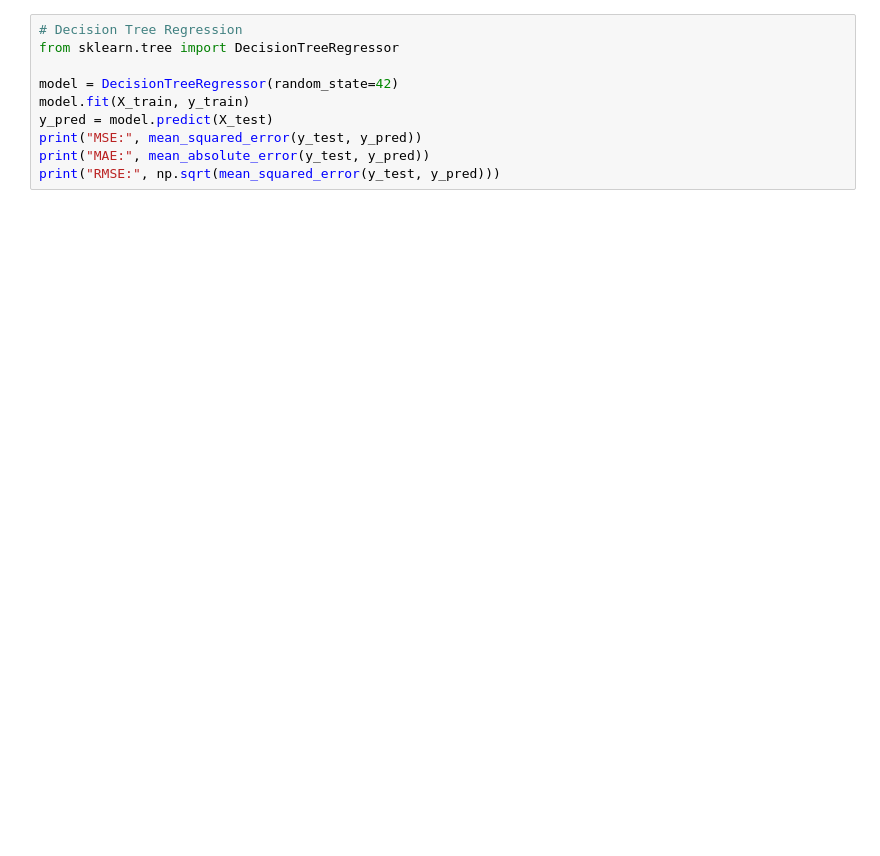
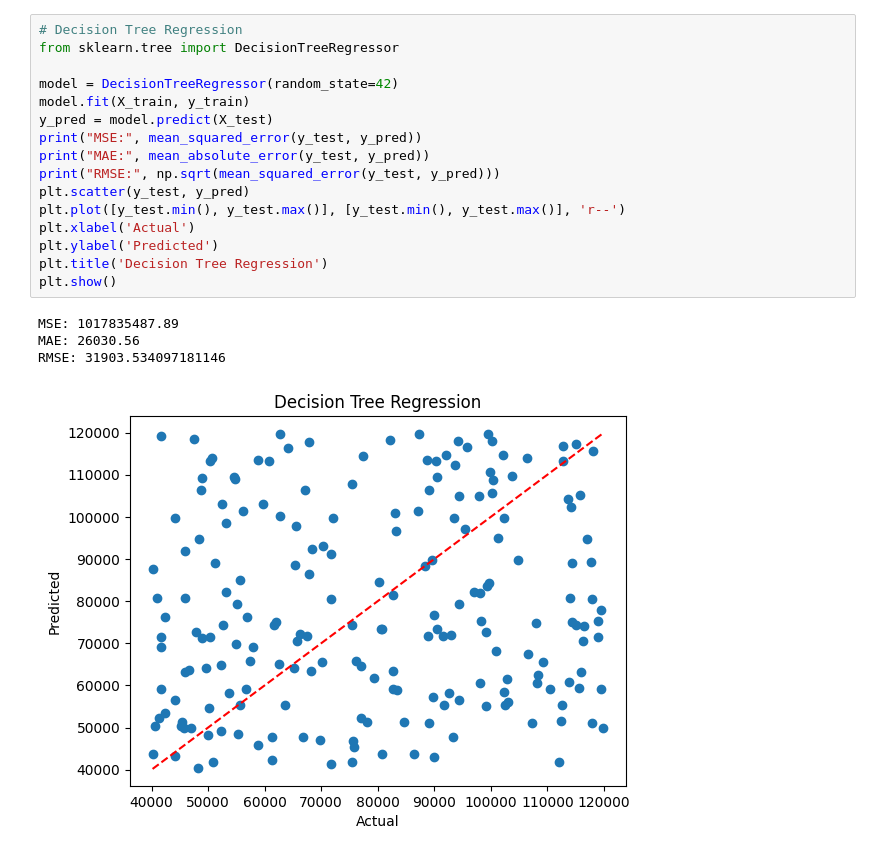
Before and after one commit to satyam06050/Advance-Programming-lab, a Jupyter notebook: LAB 10/solution.ipynb, the cells around one changed output. Saved outputs shown, nothing was run; the diff lists cells and outputs as text; blank space fills up the shorter version.

```diff
--- a/LAB 10/solution.ipynb
+++ b/LAB 10/solution.ipynb
@@ -52,13 +87,24 @@ print("RMSE:", np.sqrt(mean_squared_error(y_test, y_pred)))
 # %%
 # Decision Tree Regression
 from sklearn.tree import DecisionTreeRegressor
 
 model = DecisionTreeRegressor(random_state=42)
 model.fit(X_train, y_train)
 y_pred = model.predict(X_test)
 print("MSE:", mean_squared_error(y_test, y_pred))
 print("MAE:", mean_absolute_error(y_test, y_pred))
 print("RMSE:", np.sqrt(mean_squared_error(y_test, y_pred)))
+plt.scatter(y_test, y_pred)
+plt.plot([y_test.min(), y_test.max()], [y_test.min(), y_test.max()], 'r--')
+plt.xlabel('Actual')
+plt.ylabel('Predicted')
+plt.title('Decision Tree Regression')
+plt.show()
+# %% [output]
+MSE: 1017835487.89
+MAE: 26030.56
+RMSE: 31903.534097181146
+[figure, added]
 # %%
 # Random Forest Regression
 from sklearn.ensemble import RandomForestRegressor
```
Also changed, not shown: parts of 10 cells of this notebook, 2 other files.
